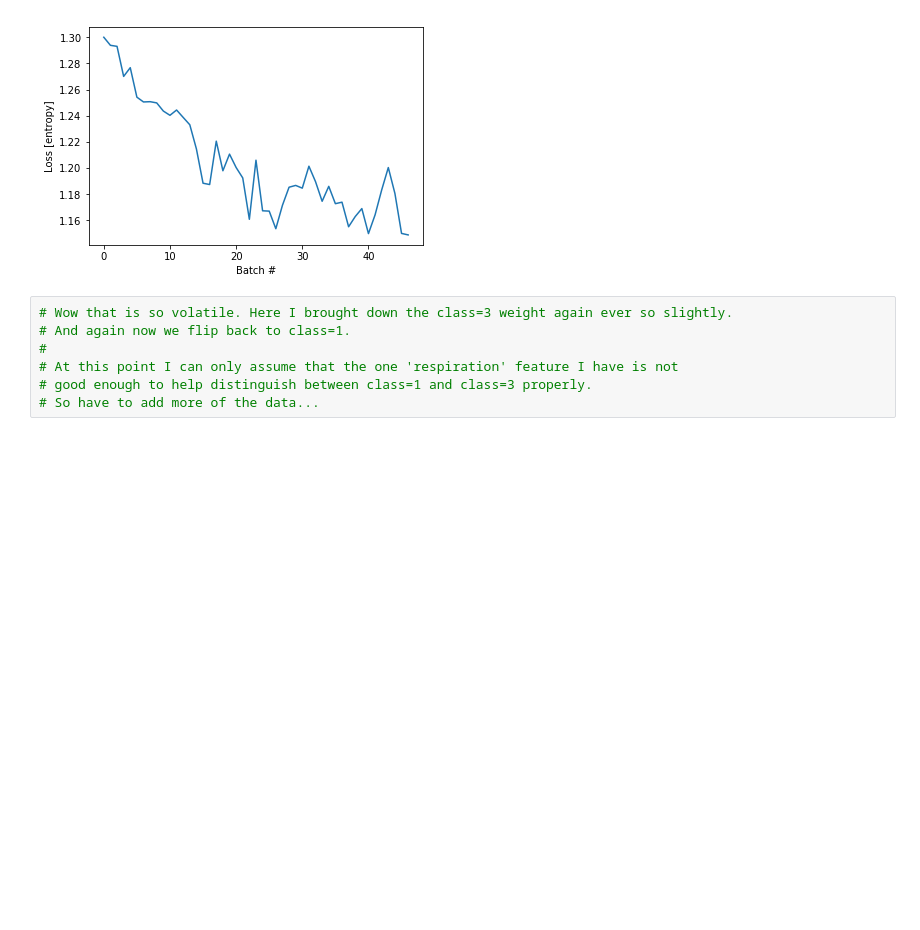
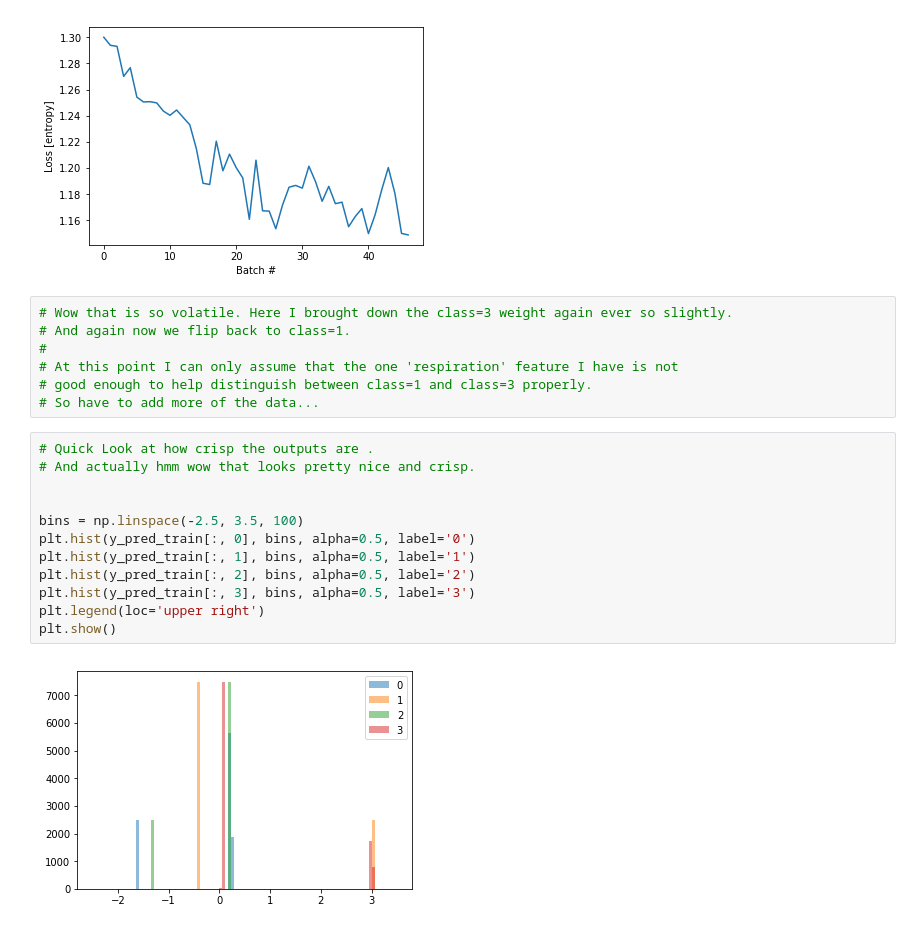
Before and after one commit to namoopsoo/aviation-pilot-physiology-hmm, a Jupyter notebook: notes/2019-07-13-Four.ipynb, the cells around one changed output. Cells and saved outputs as stored; diff of their text form; blank space fills up the shorter version.

```diff
--- a/notes/2019-07-13-Four.ipynb
+++ b/notes/2019-07-13-Four.ipynb
@@ -123,3 +123,17 @@ array([[2131,    0,    6,    0],
 # At this point I can only assume that the one 'respiration' feature I have is not
 # good enough to help distinguish between class=1 and class=3 properly.
 # So have to add more of the data...
+# %%
+# Quick Look at how crisp the outputs are .
+# And actually hmm wow that looks pretty nice and crisp.
+
+
+bins = np.linspace(-2.5, 3.5, 100)
+plt.hist(y_pred_train[:, 0], bins, alpha=0.5, label='0')
+plt.hist(y_pred_train[:, 1], bins, alpha=0.5, label='1')
+plt.hist(y_pred_train[:, 2], bins, alpha=0.5, label='2')
+plt.hist(y_pred_train[:, 3], bins, alpha=0.5, label='3')
+plt.legend(loc='upper right')
+plt.show()
+# %% [output]
+[figure, added]
```
